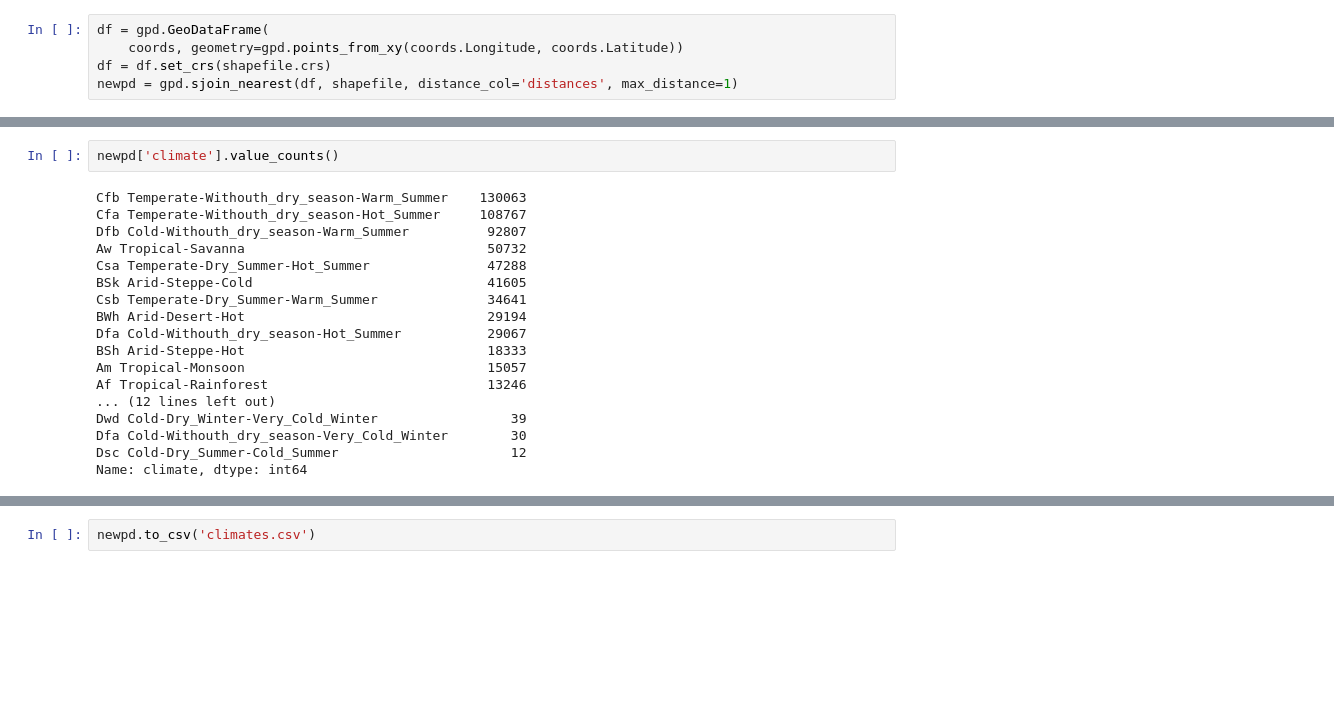
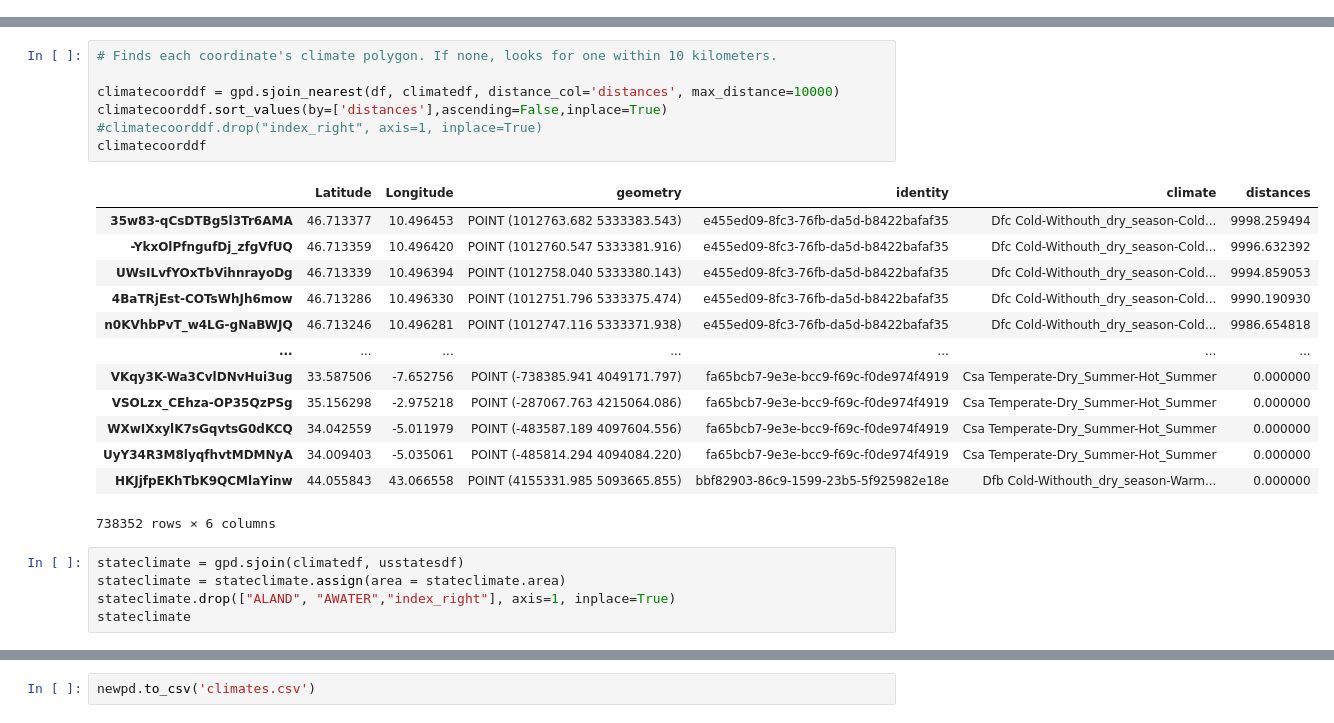
Before and after one commit to Ispanicus/geoguessr-ai, a Jupyter notebook: Climate.ipynb, the cells around one changed output, grey strips where cells are left out. Drawn from its saved outputs; the diff is of its cells as text; blank space fills up the shorter version.

```diff
--- a/Climate.ipynb
+++ b/Climate.ipynb
@@ -45,5 +49,0 @@ coords = coords.rename(columns={"lat": "Latitude", "lon": "Longitude"})
-# %%
-df = gpd.GeoDataFrame(
-    coords, geometry=gpd.points_from_xy(coords.Longitude, coords.Latitude))
-df = df.set_crs(shapefile.crs)
-newpd = gpd.sjoin_nearest(df, shapefile, distance_col='distances', max_distance=1)
@@ -69,20 +50,26 @@ newpd
-# %%
-newpd['climate'].value_counts()
-# %% [output]
-Cfb Temperate-Withouth_dry_season-Warm_Summer    130063
-Cfa Temperate-Withouth_dry_season-Hot_Summer     108767
-Dfb Cold-Withouth_dry_season-Warm_Summer          92807
-Aw Tropical-Savanna                               50732
-Csa Temperate-Dry_Summer-Hot_Summer               47288
-BSk Arid-Steppe-Cold                              41605
-Csb Temperate-Dry_Summer-Warm_Summer              34641
-BWh Arid-Desert-Hot                               29194
-Dfa Cold-Withouth_dry_season-Hot_Summer           29067
-BSh Arid-Steppe-Hot                               18333
-Am Tropical-Monsoon                               15057
-Af Tropical-Rainforest                            13246
-... (12 lines left out)
-Dwd Cold-Dry_Winter-Very_Cold_Winter                 39
-Dfa Cold-Withouth_dry_season-Very_Cold_Winter        30
-Dsc Cold-Dry_Summer-Cold_Summer                      12
-Name: climate, dtype: int64
+# %%
+# Finds each coordinate's climate polygon. If none, looks for one within 10 kilometers.
+
+climatecoorddf = gpd.sjoin_nearest(df, climatedf, distance_col='distances', max_distance=10000)
+climatecoorddf.sort_values(by=['distances'],ascending=False,inplace=True)
+#climatecoorddf.drop("index_right", axis=1, inplace=True)
+climatecoorddf
+# %% [output]
+|  | Latitude | Longitude | geometry | identity | climate | distances |
+| 35w83-qCsDTBg5l3Tr6AMA | 46.713377 | 10.496453 | POINT (1012763.682 5333383.543) | e455ed09-8fc3-76fb-da5d-b8422bafaf35 | Dfc Cold-Withouth_dry_season-Cold... | 9998.259494 |
+| -YkxOlPfngufDj_zfgVfUQ | 46.713359 | 10.496420 | POINT (1012760.547 5333381.916) | e455ed09-8fc3-76fb-da5d-b8422bafaf35 | Dfc Cold-Withouth_dry_season-Cold... | 9996.632392 |
+| UWsILvfYOxTbVihnrayoDg | 46.713339 | 10.496394 | POINT (1012758.040 5333380.143) | e455ed09-8fc3-76fb-da5d-b8422bafaf35 | Dfc Cold-Withouth_dry_season-Cold... | 9994.859053 |
+| 4BaTRjEst-COTsWhJh6mow | 46.713286 | 10.496330 | POINT (1012751.796 5333375.474) | e455ed09-8fc3-76fb-da5d-b8422bafaf35 | Dfc Cold-Withouth_dry_season-Cold... | 9990.190930 |
+| n0KVhbPvT_w4LG-gNaBWJQ | 46.713246 | 10.496281 | POINT (1012747.116 5333371.938) | e455ed09-8fc3-76fb-da5d-b8422bafaf35 | Dfc Cold-Withouth_dry_season-Cold... | 9986.654818 |
+| ... | ... | ... | ... | ... | ... | ... |
+| VKqy3K-Wa3CvlDNvHui3ug | 33.587506 | -7.652756 | POINT (-738385.941 4049171.797) | fa65bcb7-9e3e-bcc9-f69c-f0de974f4919 | Csa Temperate-Dry_Summer-Hot_Summer | 0.000000 |
+| VSOLzx_CEhza-OP35QzPSg | 35.156298 | -2.975218 | POINT (-287067.763 4215064.086) | fa65bcb7-9e3e-bcc9-f69c-f0de974f4919 | Csa Temperate-Dry_Summer-Hot_Summer | 0.000000 |
+| WXwIXxylK7sGqvtsG0dKCQ | 34.042559 | -5.011979 | POINT (-483587.189 4097604.556) | fa65bcb7-9e3e-bcc9-f69c-f0de974f4919 | Csa Temperate-Dry_Summer-Hot_Summer | 0.000000 |
+| UyY34R3M8lyqfhvtMDMNyA | 34.009403 | -5.035061 | POINT (-485814.294 4094084.220) | fa65bcb7-9e3e-bcc9-f69c-f0de974f4919 | Csa Temperate-Dry_Summer-Hot_Summer | 0.000000 |
+| HKJjfpEKhTbK9QCMlaYinw | 44.055843 | 43.066558 | POINT (4155331.985 5093665.855) | bbf82903-86c9-1599-23b5-5f925982e18e | Dfb Cold-Withouth_dry_season-Warm... | 0.000000 |
+738352 rows × 6 columns
+# %%
+stateclimate = gpd.sjoin(climatedf, usstatesdf)
+stateclimate = stateclimate.assign(area = stateclimate.area)
+stateclimate.drop(["ALAND", "AWATER","index_right"], axis=1, inplace=True)
+stateclimate
```
Also changed, not shown: parts of 8 cells of this notebook.
